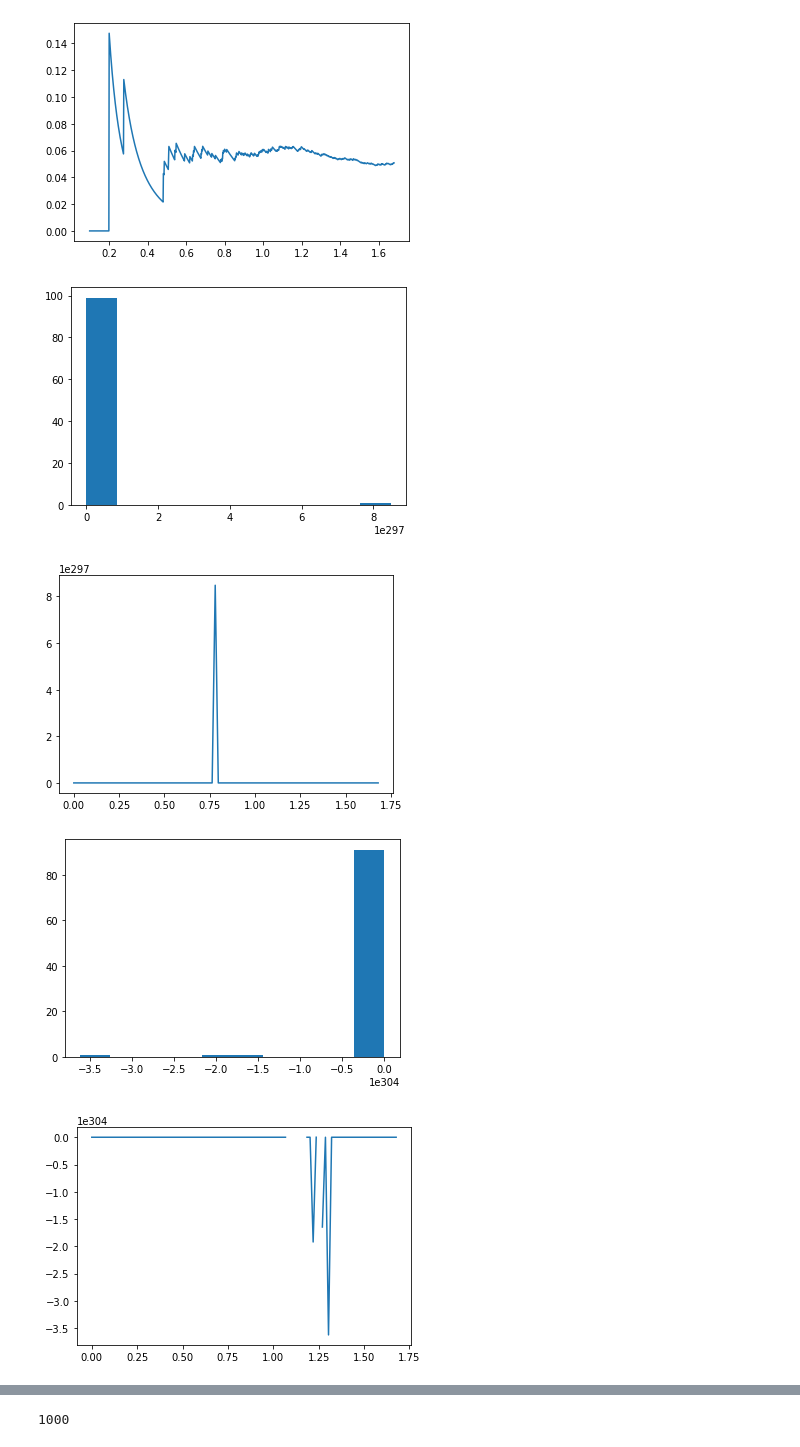
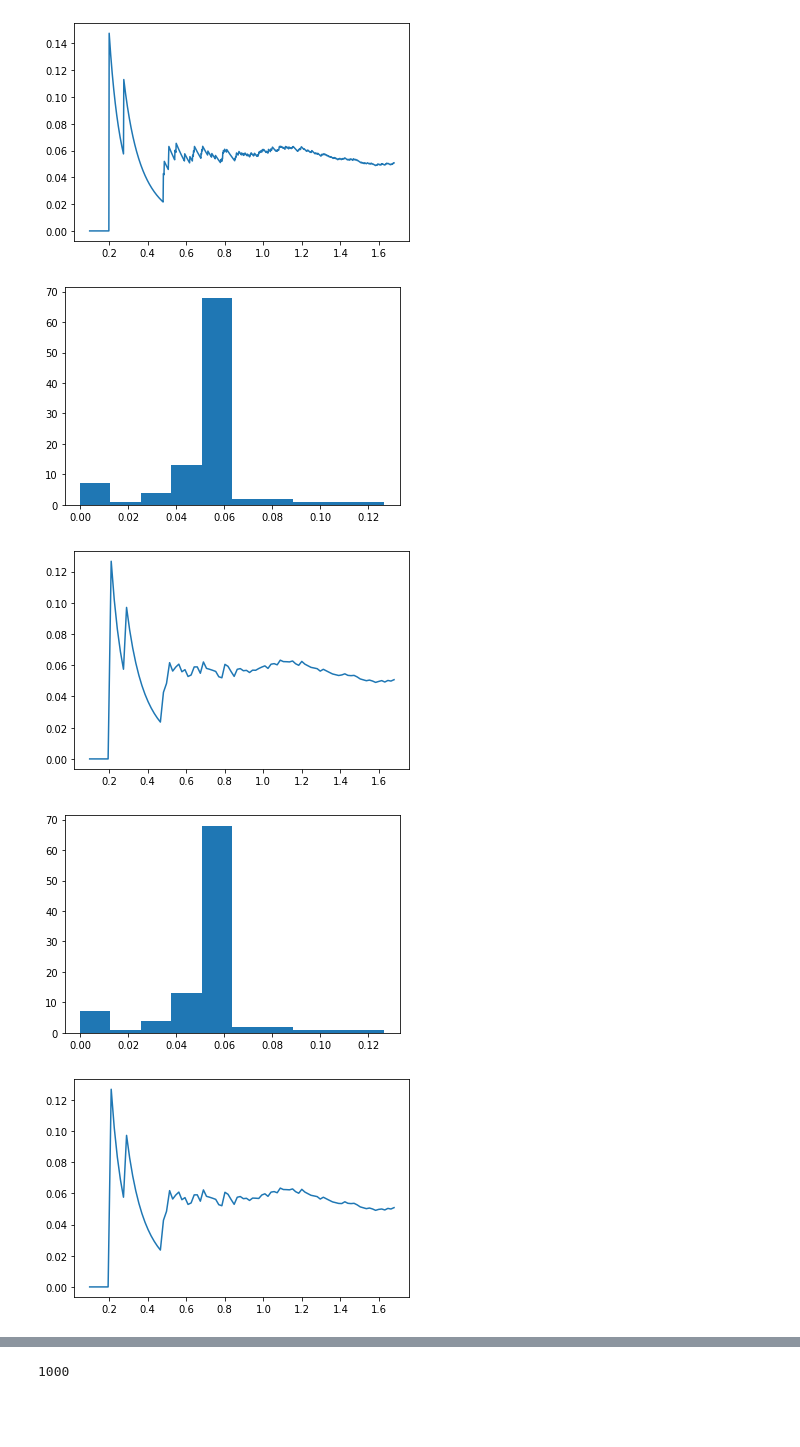
Before and after one commit to malvibellotti/collapse_homogeneus_sphere, a Jupyter notebook: points_sphere_Malvi.ipynb, the cells around one changed output, grey strips where cells are left out. Drawn from its saved outputs; the diff is of its cells as text; code cells hidden in the pictures; blank space fills up the shorter version.

```diff
--- a/points_sphere_Malvi.ipynb
+++ b/points_sphere_Malvi.ipynb
@@ -442,32 +422,30 @@ plt.show()
 [figure]
 # %%
 #cicle over the timelapses:
-frames = 5 #if I want to see the profiles of 5 frames
+frames = 3 #if I want to see the profiles of 3 frames
 spacing = 100
 density = np.empty((frames, spacing))
 
 for t in range(frames):
-
-    radii = np.linspace(0 , r_ext[t], spacing)
-
+    radii = np.linspace(0.1, r_ext[t], spacing)
+    #print(t)
+    point = 0
+    #radii = np.linspace(0 , r_ext[t], spacing)
     for R in radii:
-        point = 0
         i = 0
         for r_p in r_evolution[:,t]:
             if (r_p <= R):
                 i = i+1
         density[t,point] = (i * m_IU / (4/3 * np.pi * R**3))
         point = point + 1
 
-
     plt.hist(density[t,:],int(spacing**0.5))
     plt.show()
     plt.plot(radii, density[t,:])
+
     plt.show()
-
-# VAFFANBRODO CALCOLA MALE LA DENSITY, NON SO PERCHÈ
 # %% [output]
-[figure, old version]
+[figure, new version]
-[figure, old version]
+[figure, new version]
-[figure, old version]
+[figure, new version]
-[figure, old version]
+[figure, new version]
```
Also changed, not shown: parts of 15 cells of this notebook.
